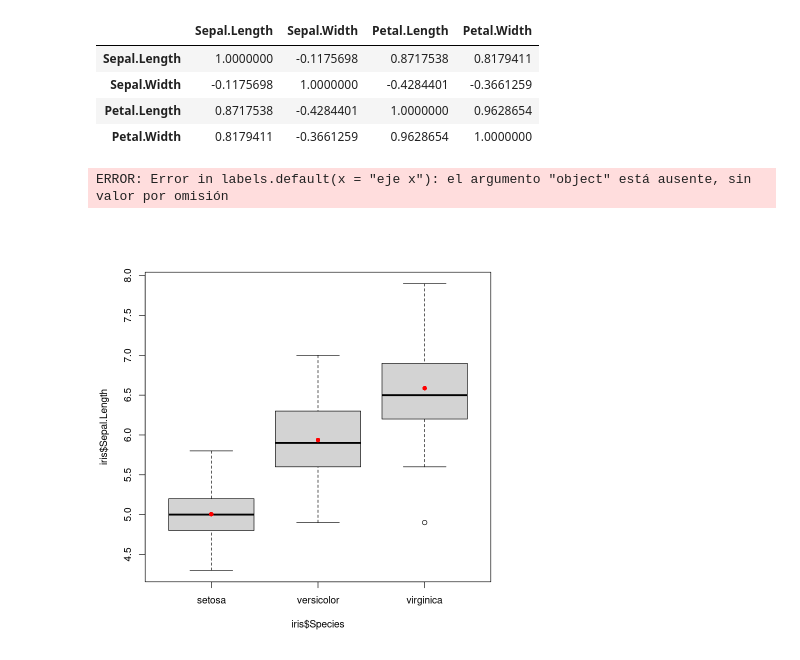
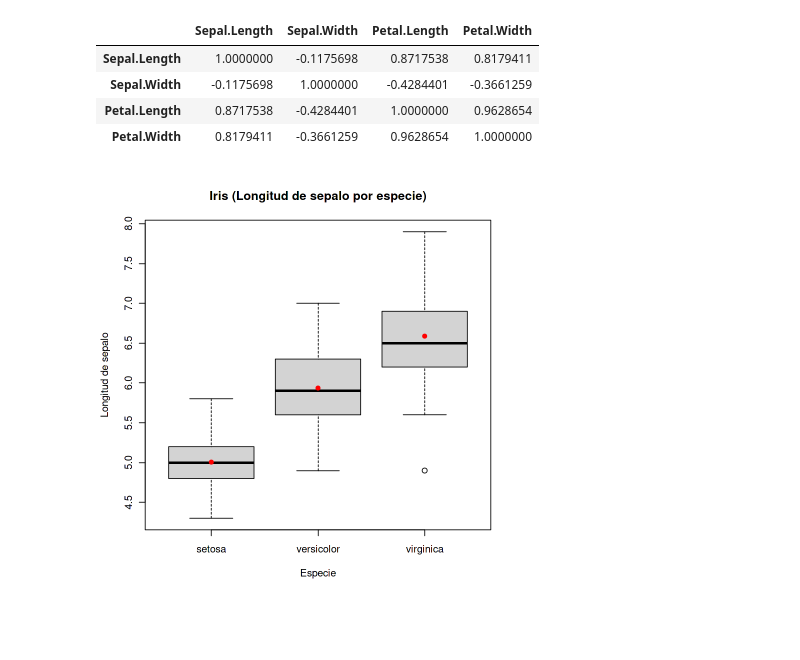
Before and after one commit to IFQI91/jupyter, a Jupyter notebook: IFQI_R.ipynb, the cells around one changed output. Saved outputs shown, nothing was run; the diff lists cells and outputs as text; code cells hidden in the pictures; blank space fills up the shorter version.

```diff
--- a/IFQI_R.ipynb
+++ b/IFQI_R.ipynb
@@ -47,13 +44,13 @@ A matrix: 4 × 4 of type dbl
 | Petal.Length | 0.8717538 | -0.4284401 | 1.0000000 | 0.9628654 |
 | Petal.Width | 0.8179411 | -0.3661259 | 0.9628654 | 1.0000000 |
 # %%
+
+boxplot(iris$Sepal.Length~iris$Species,
+  main="Iris (Longitud de sepalo por especie)", xlab="Especie",ylab="Longitud de sepalo")
 media <- tapply(iris$Sepal.Length,iris$Species,mean)
-boxplot(iris$Sepal.Length~iris$Species)
 points(media, col="red",pch=16)
-labels(x="eje x")
 # %% [output]
-ERROR: Error in labels.default(x = "eje x"): el argumento "object" está ausente, sin valor por omisión
-[figure, old version]
+[figure, new version]
 # %%
 media <- tapply(iris$Sepal.Length,iris$Species,mean)
 media
```
Also changed, not shown: parts of 10 cells of this notebook, 15 other files.
